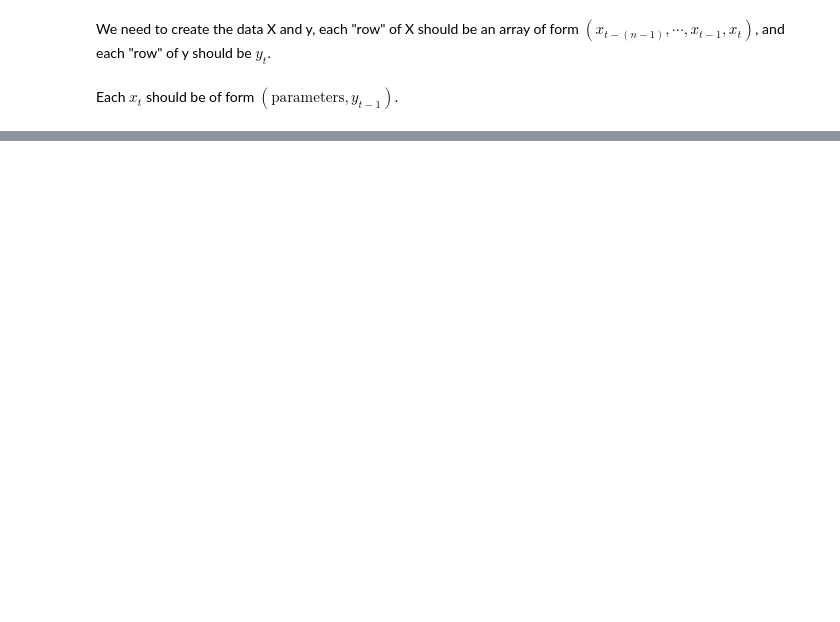
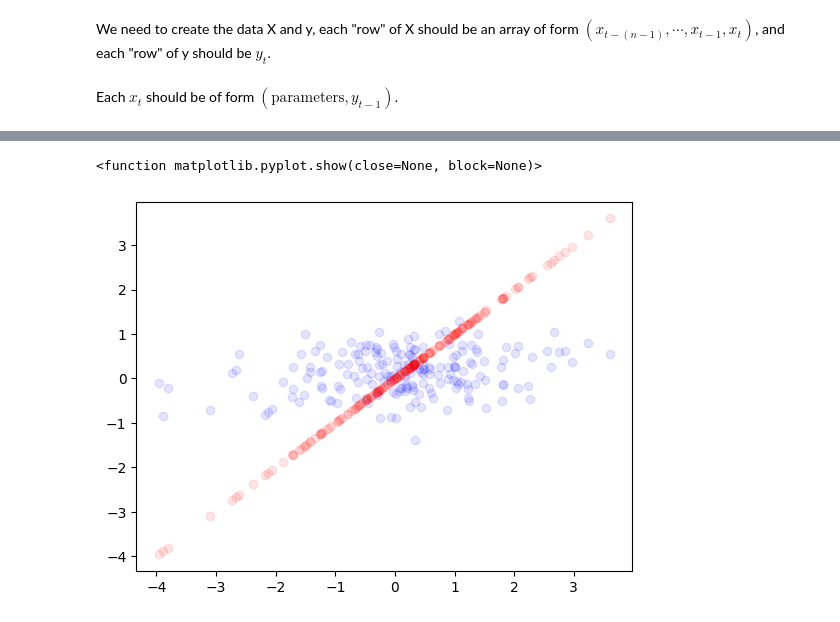
Before and after one commit to YCoeusZ/industrial-resources-and-its-impact, a Jupyter notebook: model_training/NN/mtnn_NO_inf_Yuan.ipynb, the cells around one changed output, grey strips where cells are left out. Drawn from its saved outputs; the diff is of its cells as text; code cells hidden in the pictures; blank space fills up the shorter version.

```diff
--- a/model_training/NN/mtnn_NO_inf_Yuan.ipynb
+++ b/model_training/NN/mtnn_NO_inf_Yuan.ipynb
@@ -133,0 +111,5 @@ y_tt.shape
+# %%
+X_test,y_test=data_proc_nn.create_data_RNN(df_X_in=X_test_pre,df_y_in=y_test_pre,int_lag=20)
+# %%
+X_test=torch.from_numpy(X_test)
+y_test=torch.from_numpy(y_test)
@@ -133,0 +187,11 @@ y_tt.shape
+# %%
+model=models.Sequential(
+    [
+    layers.SimpleRNN(return_sequences=False, units=10),
+    layers.Dense(units=1)]
+)
+model.compile(loss="mean_squared_error",metrics=["mse"])
+model.fit(X_tt, y_tt,
+                    epochs = 25,
+                    batch_size=128,
+                    validation_data=(X_val,y_val))
@@ -133,0 +217,2 @@ y_tt.shape
+# %%
+pred=model.predict(x=X_test)
@@ -133,0 +221,7 @@ y_tt.shape
+# %%
+plt.scatter(x=y_test,y=pred,c="b",alpha=0.1,label="pred")
+plt.scatter(x=y_test,y=y_test,c="r",alpha=0.1,label="true")
+plt.show
+# %% [output]
+<function matplotlib.pyplot.show(close=None, block=None)>
+[figure, added]
```
Also changed, not shown: parts of 21 cells of this notebook, 2 other files.
